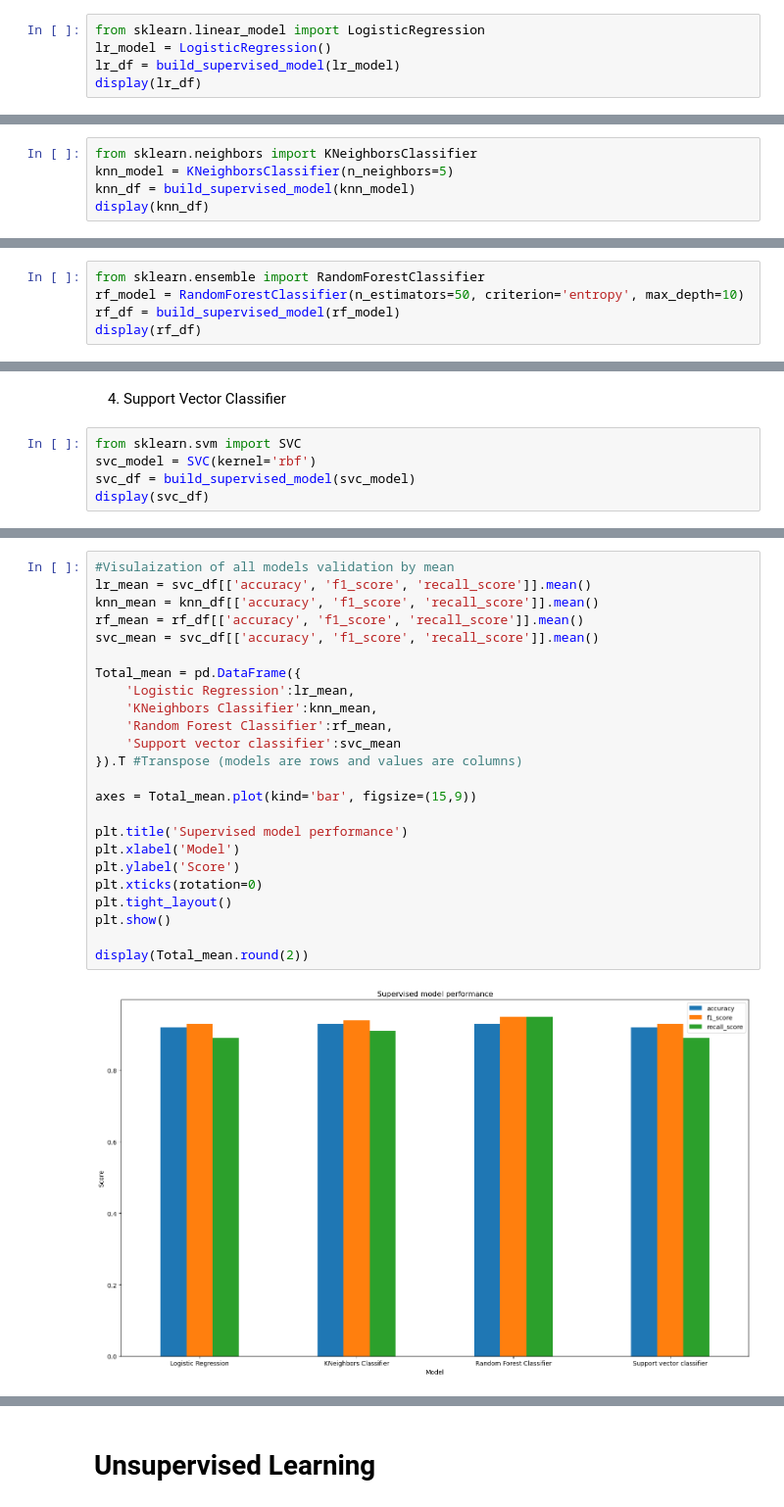
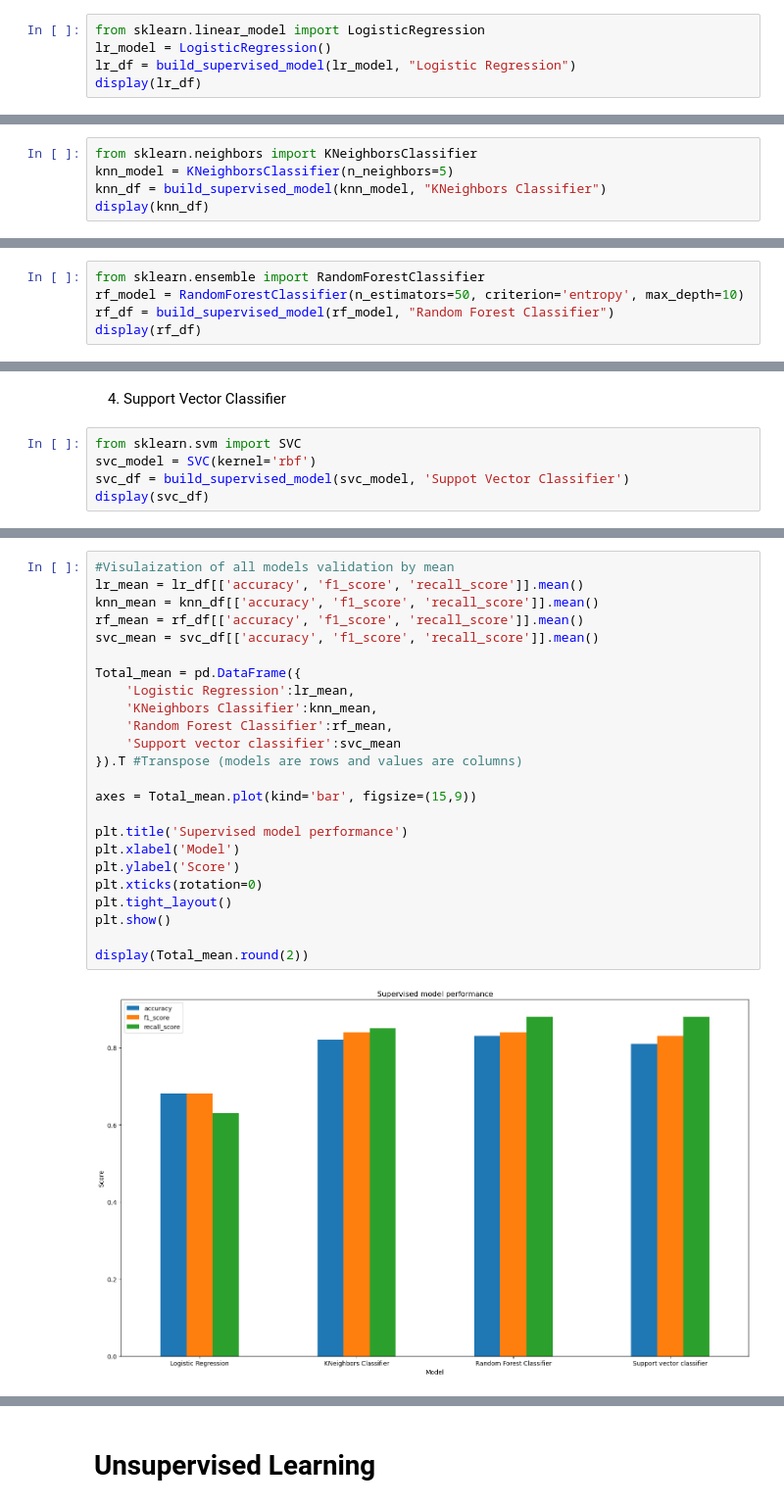
Before and after one commit to HeKaY-boy/bike-lane-quality-assessment, a Jupyter notebook: Main_notebook.ipynb, the cells around one changed output, grey strips where cells are left out. Shown at 98% size. Cells and saved outputs as stored; diff of their text form.

```diff
--- a/Main_notebook.ipynb
+++ b/Main_notebook.ipynb
@@ -611,6 +647,6 @@ def build_supervised_model(model):
 # %%
 from sklearn.linear_model import LogisticRegression
 lr_model = LogisticRegression()
-lr_df = build_supervised_model(lr_model)
+lr_df = build_supervised_model(lr_model, "Logistic Regression")
 display(lr_df)
 # %% [output]
@@ -621,6 +659,6 @@ display(lr_df)
 # %%
 from sklearn.neighbors import KNeighborsClassifier
 knn_model = KNeighborsClassifier(n_neighbors=5)
-knn_df = build_supervised_model(knn_model)
+knn_df = build_supervised_model(knn_model, "KNeighbors Classifier")
 display(knn_df)
 # %% [output]
@@ -631,6 +671,6 @@ display(knn_df)
 # %%
 from sklearn.ensemble import RandomForestClassifier
 rf_model = RandomForestClassifier(n_estimators=50, criterion='entropy', max_depth=10)
-rf_df = build_supervised_model(rf_model)
+rf_df = build_supervised_model(rf_model, "Random Forest Classifier")
 display(rf_df)
 # %% [output]
@@ -641,6 +683,6 @@ display(rf_df)
 # %%
 from sklearn.svm import SVC
 svc_model = SVC(kernel='rbf')
-svc_df = build_supervised_model(svc_model)
+svc_df = build_supervised_model(svc_model, 'Suppot Vector Classifier')
 display(svc_df)
 # %% [output]
@@ -649,27 +693,27 @@ display(svc_df)
 # %%
 #Visulaization of all models validation by mean
-lr_mean = svc_df[['accuracy', 'f1_score', 'recall_score']].mean()
+lr_mean = lr_df[['accuracy', 'f1_score', 'recall_score']].mean()
 knn_mean = knn_df[['accuracy', 'f1_score', 'recall_score']].mean()
 rf_mean = rf_df[['accuracy', 'f1_score', 'recall_score']].mean()
 svc_mean = svc_df[['accuracy', 'f1_score', 'recall_score']].mean()
 
 Total_mean = pd.DataFrame({
     'Logistic Regression':lr_mean,
     'KNeighbors Classifier':knn_mean,
     'Random Forest Classifier':rf_mean,
     'Support vector classifier':svc_mean
 }).T #Transpose (models are rows and values are columns)
 
 axes = Total_mean.plot(kind='bar', figsize=(15,9))
 
 plt.title('Supervised model performance')
 plt.xlabel('Model')
 plt.ylabel('Score')
 plt.xticks(rotation=0)
 plt.tight_layout()
 plt.show()
 
 display(Total_mean.round(2))
 # %% [output]
-[figure, old version]
+[figure, new version]
 |  | accuracy | f1_score | recall_score |
```
Also changed, not shown: parts of 45 cells of this notebook, 54 other files.
